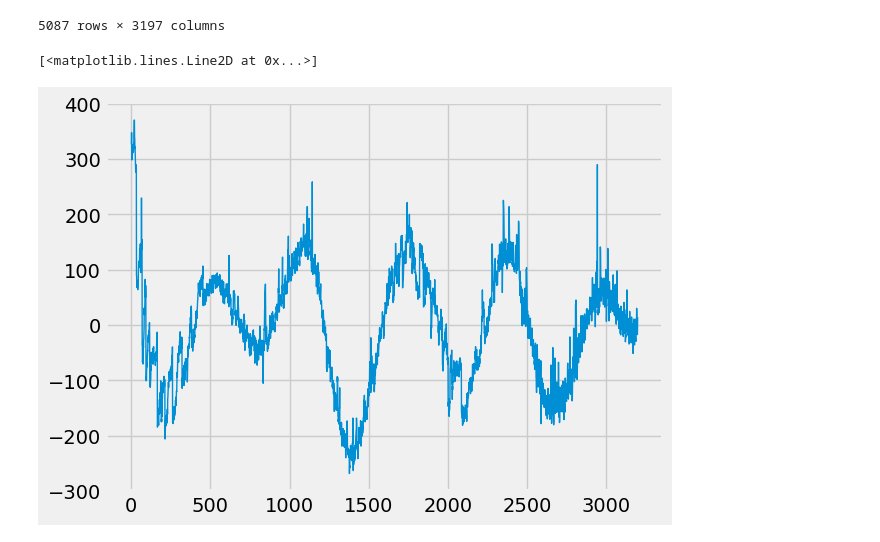
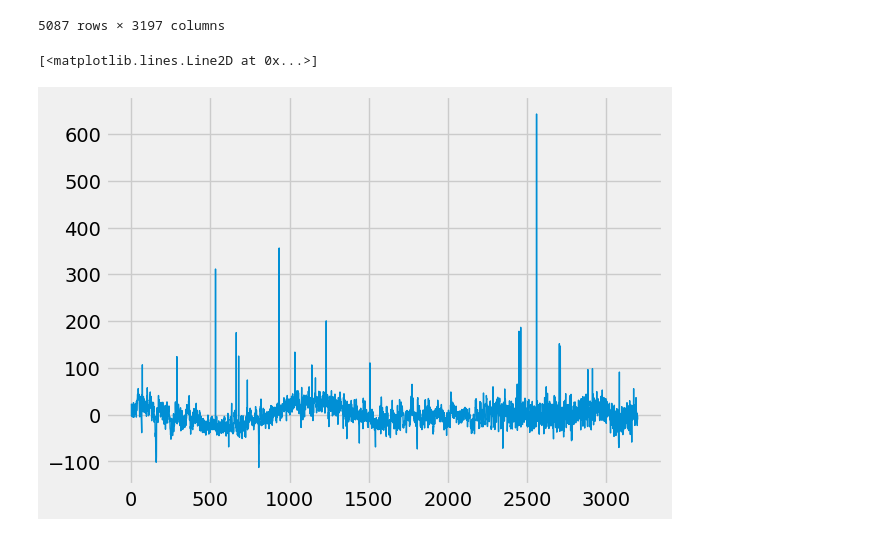
Before and after one commit to mahursh/Exoplanets_Hunting_with_ML, a Jupyter notebook: Exoplanets_.ipynb, the cells around one changed output. Cells and saved outputs as stored; diff of their text form; code cells hidden in the pictures.

```diff
--- a/Exoplanets_.ipynb
+++ b/Exoplanets_.ipynb
@@ -217,8 +217,8 @@ plot_df
 # %%
 # Plot a random star from the plot df
 time = range(1, 3198)
-flux_val = plot_df.iloc[3,:].values
+flux_val = plot_df.iloc[98,:].values
 plt.plot(time, flux_val, linewidth = 1)
 # %% [output]
 [<matplotlib.lines.Line2D at 0x...>]
-[figure, old version]
+[figure, new version]
```
